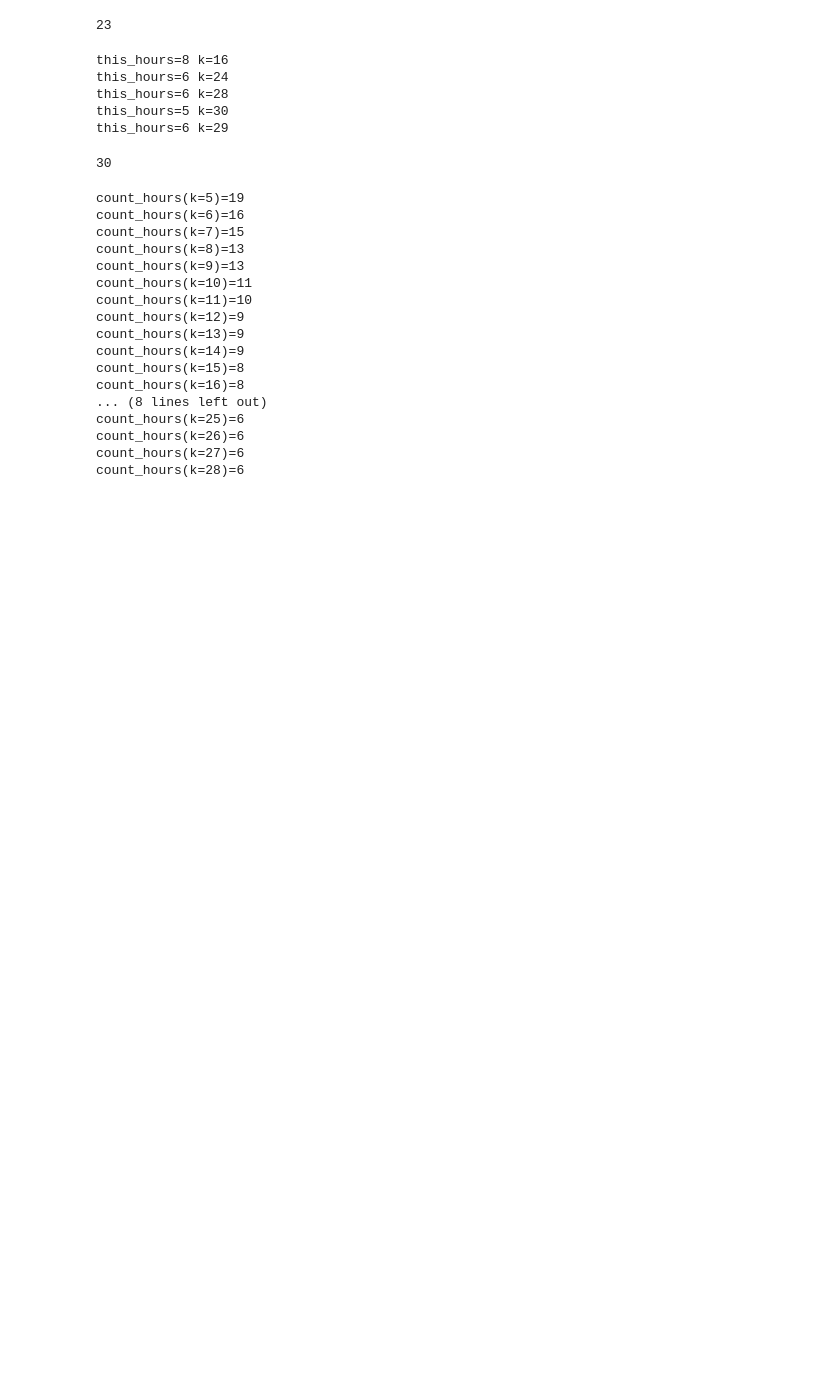
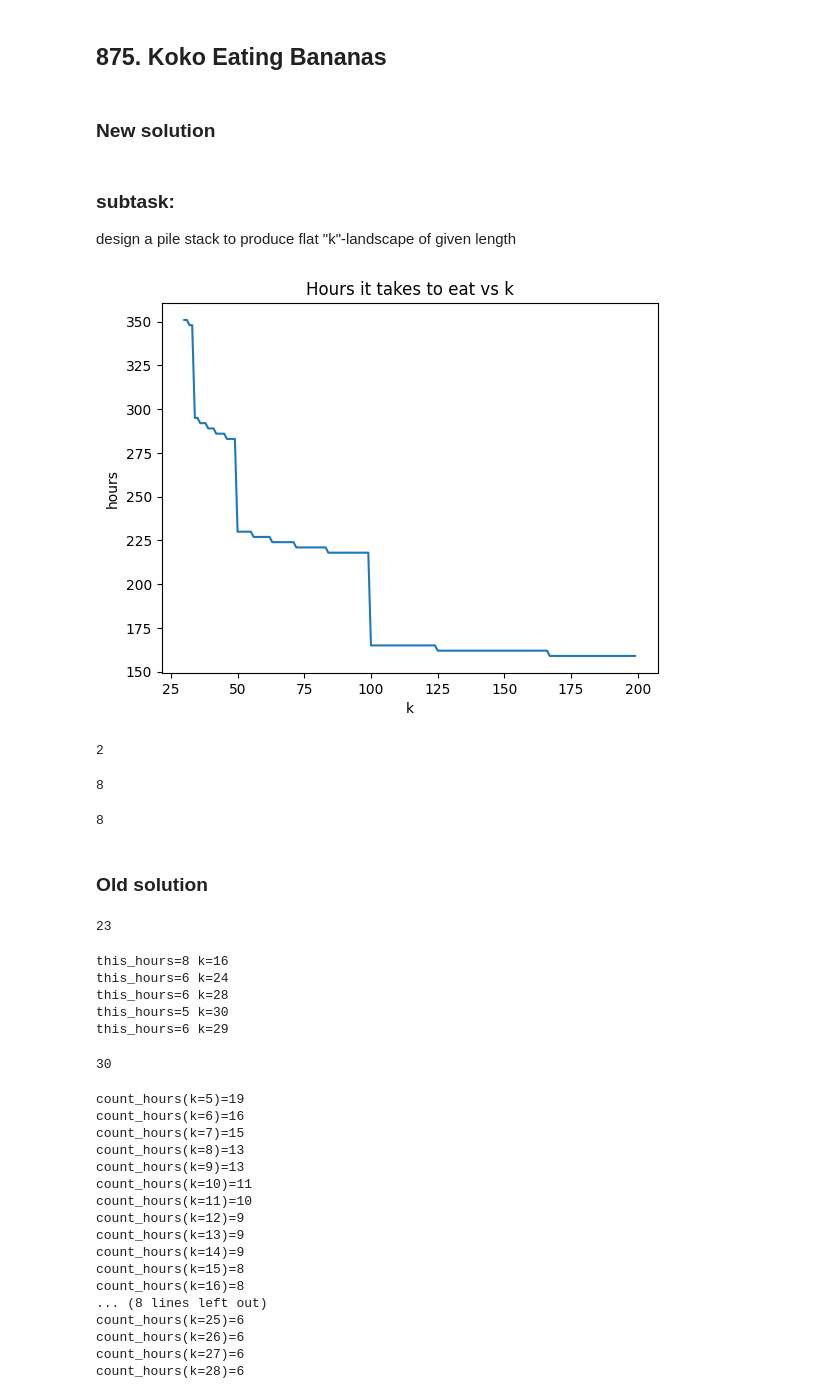
Before and after one commit to kilianovski/study, a Jupyter notebook: algorithms/02_00_binary_search.ipynb, the cells around one changed output. Drawn from its saved outputs; the diff is of its cells as text; code cells hidden in the pictures; blank space fills up the shorter version.

```diff
--- a/algorithms/02_00_binary_search.ipynb
+++ b/algorithms/02_00_binary_search.ipynb
@@ -0,0 +67,8 @@
+# %% [markdown]
+## 875. Koko Eating Bananas
+# %% [markdown]
+### New solution
+# %% [markdown]
+### subtask:
+
+design a pile stack to produce flat "k"-landscape of given length
@@ -0,0 +79,18 @@
+# %%
+piles = [3,3,4,4,5]
+piles = [3,4]
+
+def time2eat(k, piles=piles):
+    return sum([math.ceil(p/k) for p in piles])
+# %%
+piles = [100] * 50 + [500] * 3 + [5]*100
+
+ks = np.arange(30, 200)
+hours = [time2eat(k, piles) for k in ks]
+plt.plot(ks, hours)
+plt.xlabel('k')
+plt.ylabel('hours')
+plt.title('Hours it takes to eat vs k')
+plt.show()
+# %% [output]
+[figure, added]
@@ -1,3 +101,35 @@
+# %%
+import math
+
+L = 1
+R = max(piles)
+best_k = R
+
+while L <= R:
+    k = (L+R) // 2
+    h_at_k = sum([math.ceil(p/k) for p in piles])
+    # print(f'{k=}, {h_at_k=}')
+
+    if h_at_k <= h:
+        R = k - 1
+        best_k = k
+    elif h_at_k > h:
+        L = k + 1
+
+
+best_k
+# %% [output]
+2
+# %%
+sum([math.ceil(p/5) for p in piles])
+# %% [output]
+8
+# %%
+h
+# %% [output]
+8
+# %% [markdown]
+### Old solution
 # %%
 piles = [3,6,7,11]
 h = 8
```
Also changed, not shown: parts of 15 cells of this notebook, 14 other files.
